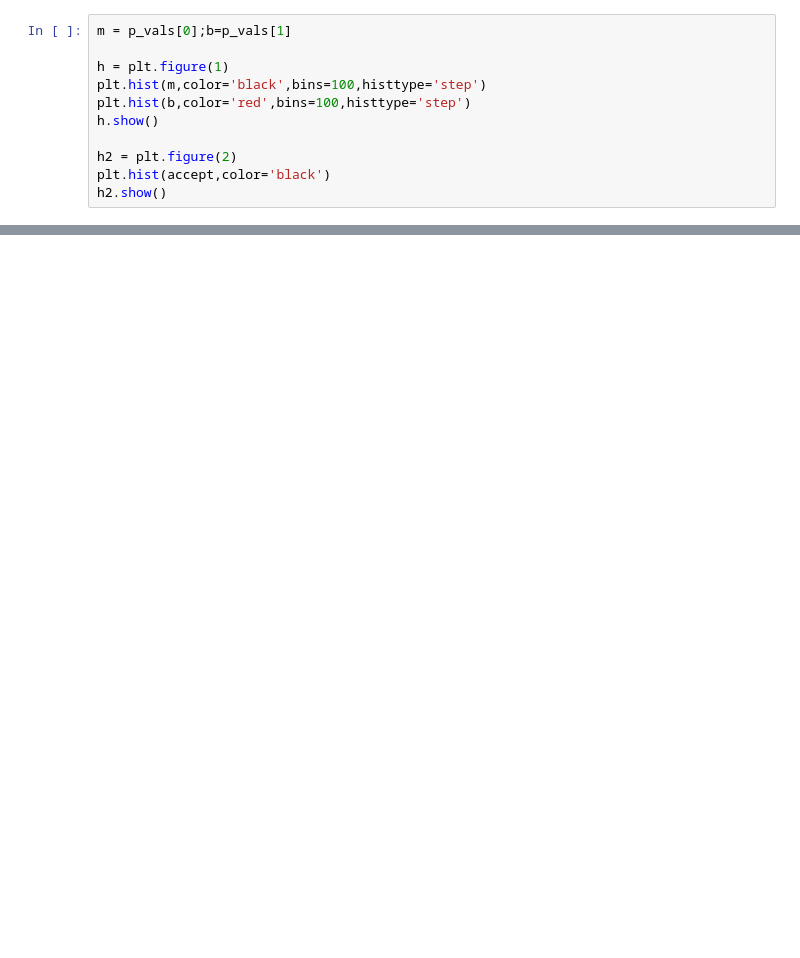
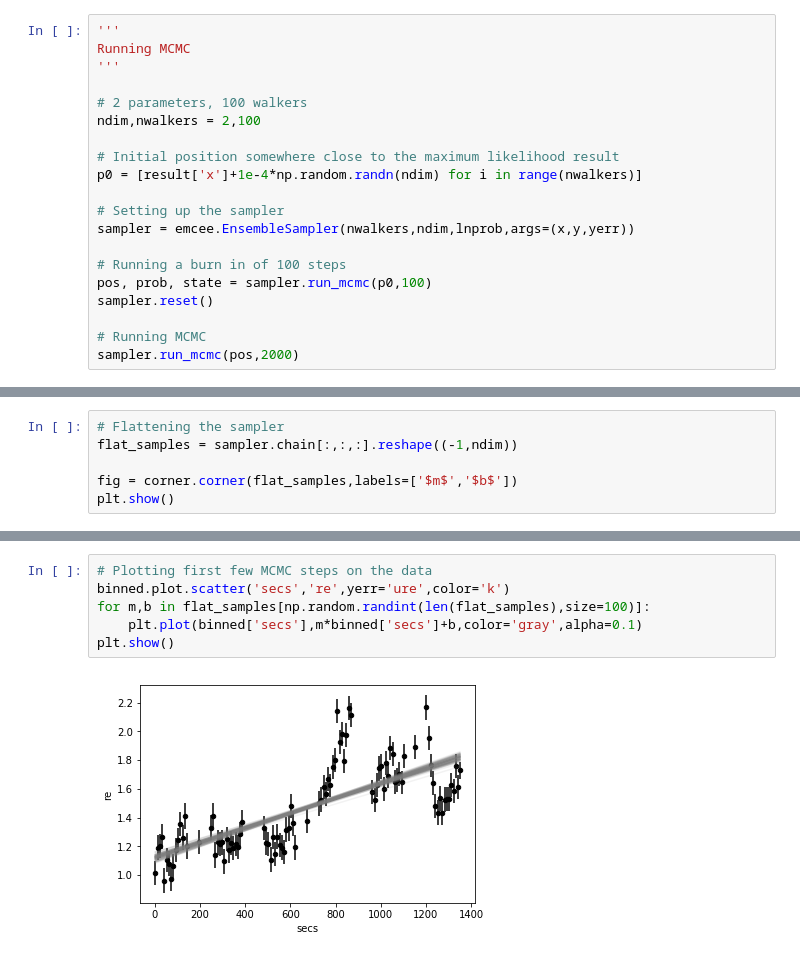
Before and after one commit to rvanlinge/radio_project, a Jupyter notebook: step behavior.ipynb, the cells around one changed output, grey strips where cells are left out. Drawn from its saved outputs; the diff is of its cells as text; blank space fills up the shorter version.

```diff
--- a/step behavior.ipynb
+++ b/step behavior.ipynb
@@ -92,11 +77,20 @@ p_vals, accept = mcmc([2,1],steps=10**4,step_size=.02,data=binned['re'],time=bin
-# %%
-m = p_vals[0];b=p_vals[1]
-
-h = plt.figure(1)
-plt.hist(m,color='black',bins=100,histtype='step')
-plt.hist(b,color='red',bins=100,histtype='step')
-h.show()
-
-h2 = plt.figure(2)
-plt.hist(accept,color='black')
-h2.show()
+# %%
+'''
+Running MCMC
+'''
+
+# 2 parameters, 100 walkers
+ndim,nwalkers = 2,100
+
+# Initial position somewhere close to the maximum likelihood result
+p0 = [result['x']+1e-4*np.random.randn(ndim) for i in range(nwalkers)]
+
+# Setting up the sampler
+sampler = emcee.EnsembleSampler(nwalkers,ndim,lnprob,args=(x,y,yerr))
+
+# Running a burn in of 100 steps
+pos, prob, state = sampler.run_mcmc(p0,100)
+sampler.reset()
+
+# Running MCMC
+sampler.run_mcmc(pos,2000)
@@ -102,0 +130,6 @@ h2.show()
+# %%
+# Flattening the sampler
+flat_samples = sampler.chain[:,:,:].reshape((-1,ndim))
+
+fig = corner.corner(flat_samples,labels=['$m$','$b$'])
+plt.show()
@@ -102,0 +138,8 @@ h2.show()
+# %%
+# Plotting first few MCMC steps on the data
+binned.plot.scatter('secs','re',yerr='ure',color='k')
+for m,b in flat_samples[np.random.randint(len(flat_samples),size=100)]:
+    plt.plot(binned['secs'],m*binned['secs']+b,color='gray',alpha=0.1)
+plt.show()
+# %% [output]
+[figure, added]
```
Also changed, not shown: parts of 20 cells of this notebook, 4 other files.
